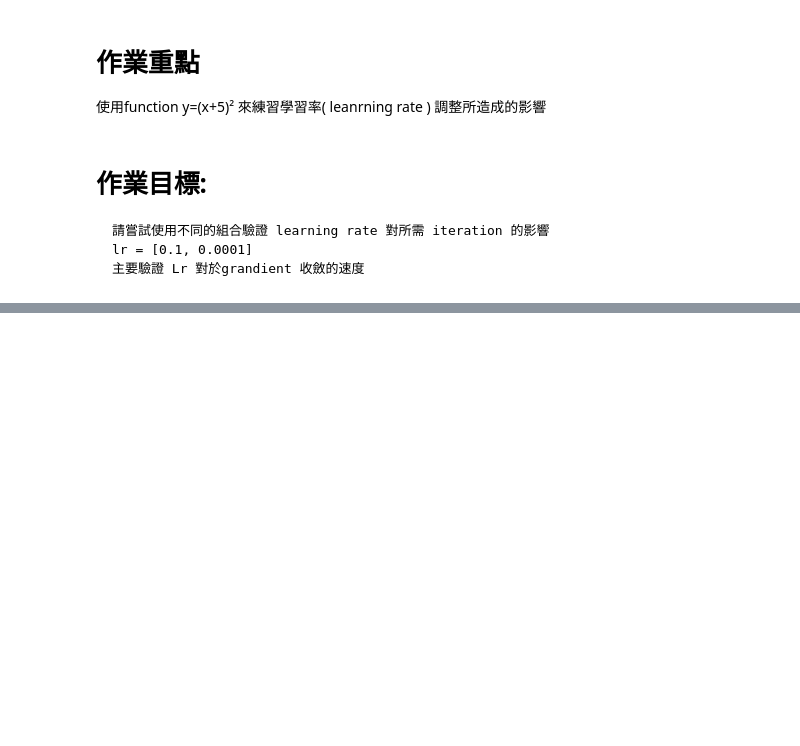
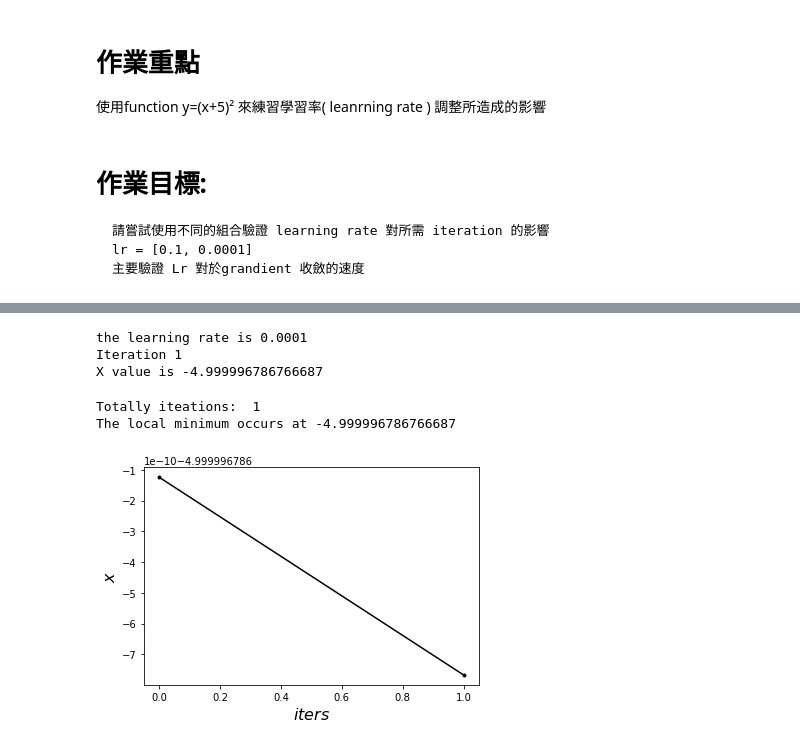
Before and after one commit to vivi609kfes/2nd-ML-100Days, a Jupyter notebook: Homework/Day73_Gradient_Descent_HW.ipynb, the cells around one changed output, grey strips where cells are left out. Cells and saved outputs as stored; diff of their text form; code cells hidden in the pictures; blank space fills up the shorter version.

```diff
--- a/Homework/Day73_Gradient_Descent_HW.ipynb
+++ b/Homework/Day73_Gradient_Descent_HW.ipynb
@@ -72,0 +73,44 @@ plt.show()
+# %%
+## Learning rate
+lr = 0.0001 # Learning rate
+## iteration counter
+iters = 0 #iteration counter
+## Step size
+previous_step_size = 1
+
+
+iters_history = [iters]
+x_history = [cur_x]
+# %%
+
+while previous_step_size > precision and iters < max_iters:
+    prev_x = cur_x #Store current x value in prev_x
+    cur_x = cur_x - lr * df(prev_x) #Gradient descent
+    previous_step_size = abs(cur_x - prev_x) # 取較大的值, Change in x
+    iters = iters+1 #iteration count
+
+    print("the learning rate is",lr, "\nIteration",iters,"\nX value is",cur_x) #Print iterations
+    # Store parameters for plotting
+    iters_history.append(iters)
+    x_history.append(cur_x)
+# %% [output]
+the learning rate is 0.0001
+Iteration 1
+X value is -4.999996786766687
+# %%
+print("Totally iteations: ", iters)
+print("The local minimum occurs at", cur_x)
+# %% [output]
+Totally iteations:  1
+The local minimum occurs at -4.999996786766687
+# %%
+import matplotlib.pyplot as plt
+%matplotlib inline
+#適用於 Jupyter Notebook, 宣告直接在cell 內印出執行結果
+
+plt.plot(iters_history, x_history, 'o-', ms=3, lw=1.5, color='black')
+plt.xlabel(r'$iters$', fontsize=16)
+plt.ylabel(r'$x$', fontsize=16)
+plt.show()
+# %% [output]
+[figure, added]
```
Also changed, not shown: parts of 4 cells of this notebook.
